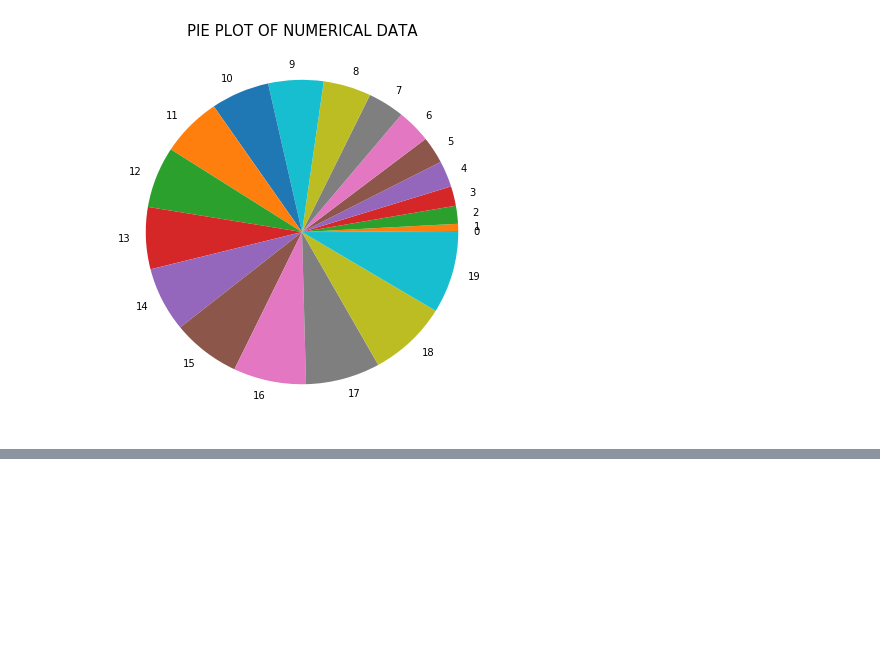
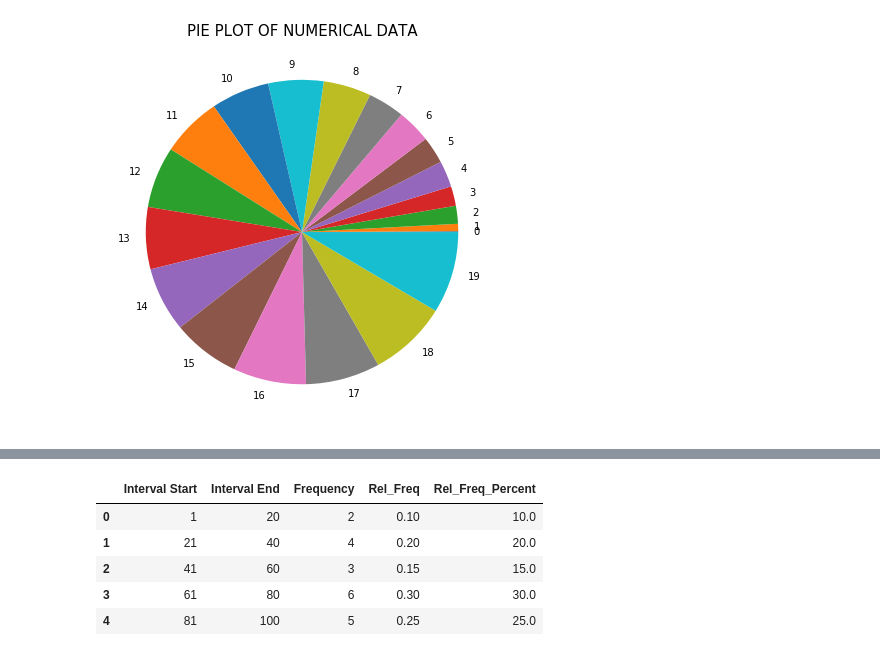
Before and after one commit to Salmankh3/Saylani_DS, a Jupyter notebook: Assignments/Assignment04/Numerical-01.ipynb, the cells around one changed output, grey strips where cells are left out. Drawn from its saved outputs; the diff is of its cells as text; code cells hidden in the pictures; blank space fills up the shorter version.

```diff
--- a/Assignments/Assignment04/Numerical-01.ipynb
+++ b/Assignments/Assignment04/Numerical-01.ipynb
@@ -67,0 +93,9 @@ plt.show()
+# %%
+data
+# %% [output]
+|  | Interval Start | Interval End | Frequency | Rel_Freq | Rel_Freq_Percent |
+| 0 | 1 | 20 | 2 | 0.10 | 10.0 |
+| 1 | 21 | 40 | 4 | 0.20 | 20.0 |
+| 2 | 41 | 60 | 3 | 0.15 | 15.0 |
+| 3 | 61 | 80 | 6 | 0.30 | 30.0 |
+| 4 | 81 | 100 | 5 | 0.25 | 25.0 |
```
Also changed, not shown: parts of 7 cells of this notebook.
